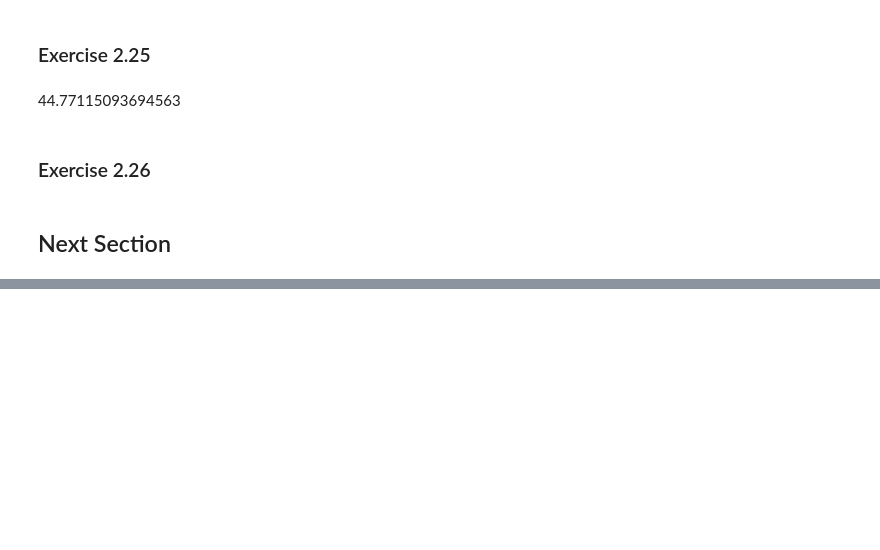
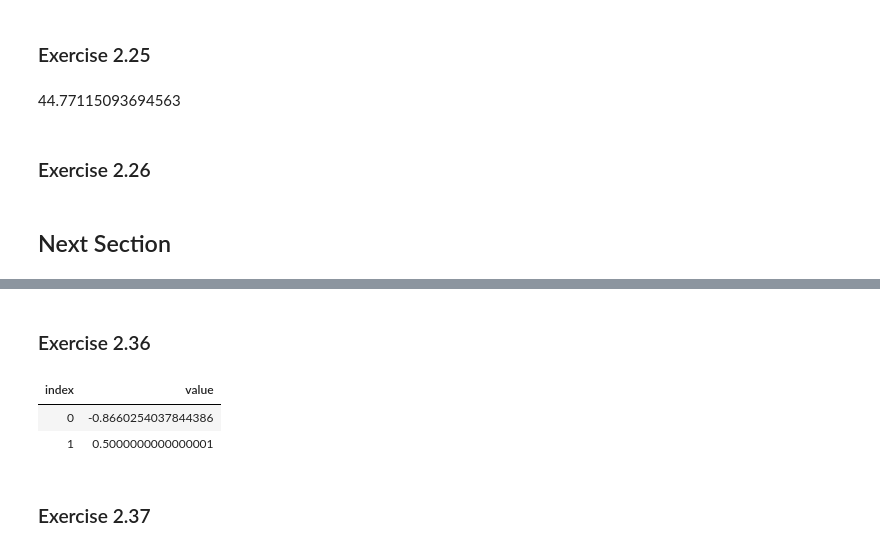
Before and after one commit to GHvW/math-for-programmers-fsharp, a Jupyter notebook: Chapter2.ipynb, the cells around one changed output, grey strips where cells are left out. Drawn from its saved outputs; the diff is of its cells as text; code cells hidden in the pictures; blank space fills up the shorter version.

```diff
--- a/Chapter2.ipynb
+++ b/Chapter2.ipynb
@@ -408,0 +457,13 @@ let toPolar vec : PolarCoordinate =
+# %% [markdown]
+### Exercise 2.36
+# %%
+let angle = 10.0 * Math.PI / 6.0
+
+[|Math.Sin angle;
+Math.Cos angle|]
+# %% [output]
+| index | value |
+| 0 | -0.8660254037844386 |
+| 1 | 0.5000000000000001 |
+# %% [markdown]
+### Exercise 2.37
```
Also changed, not shown: parts of 12 cells of this notebook.
